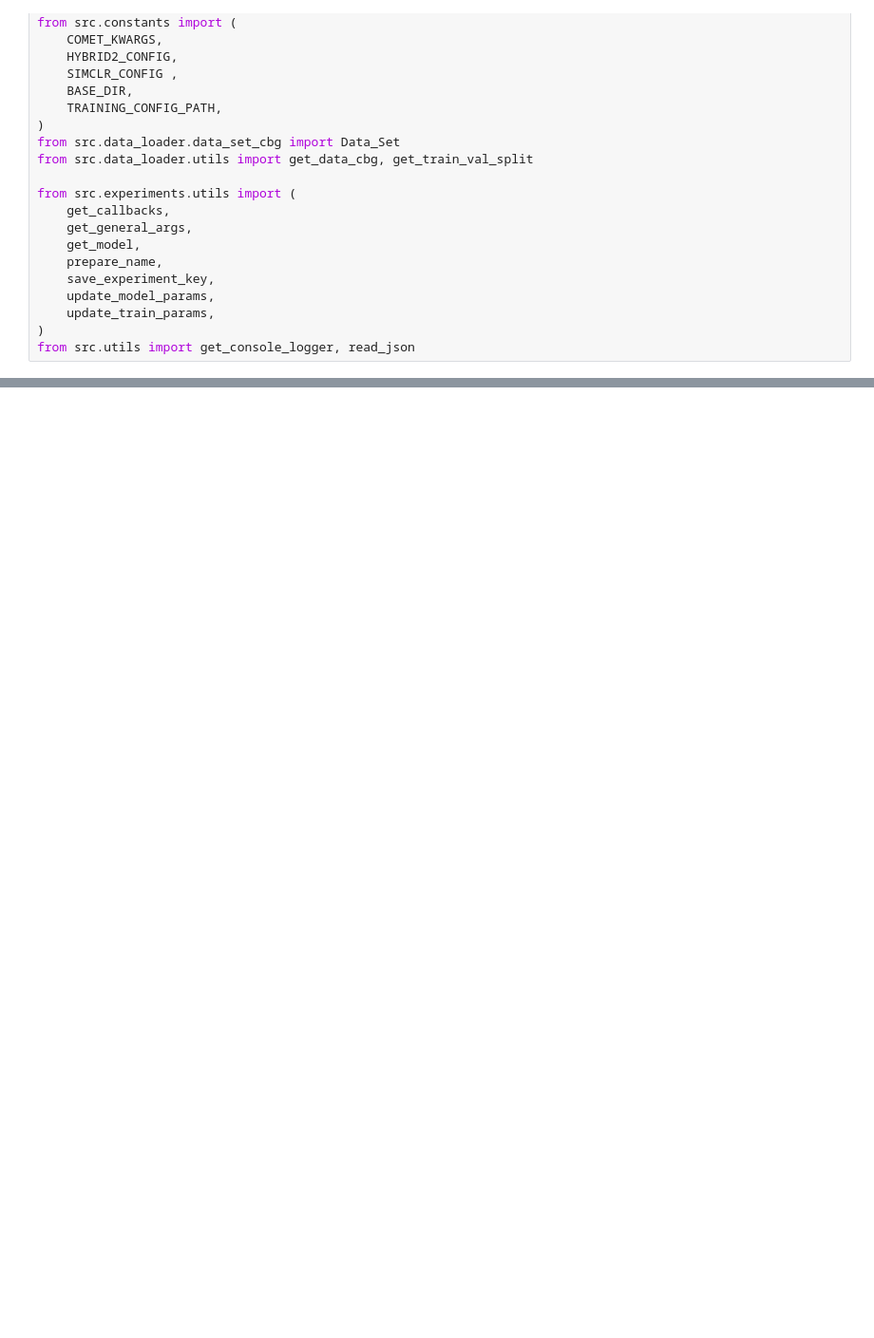
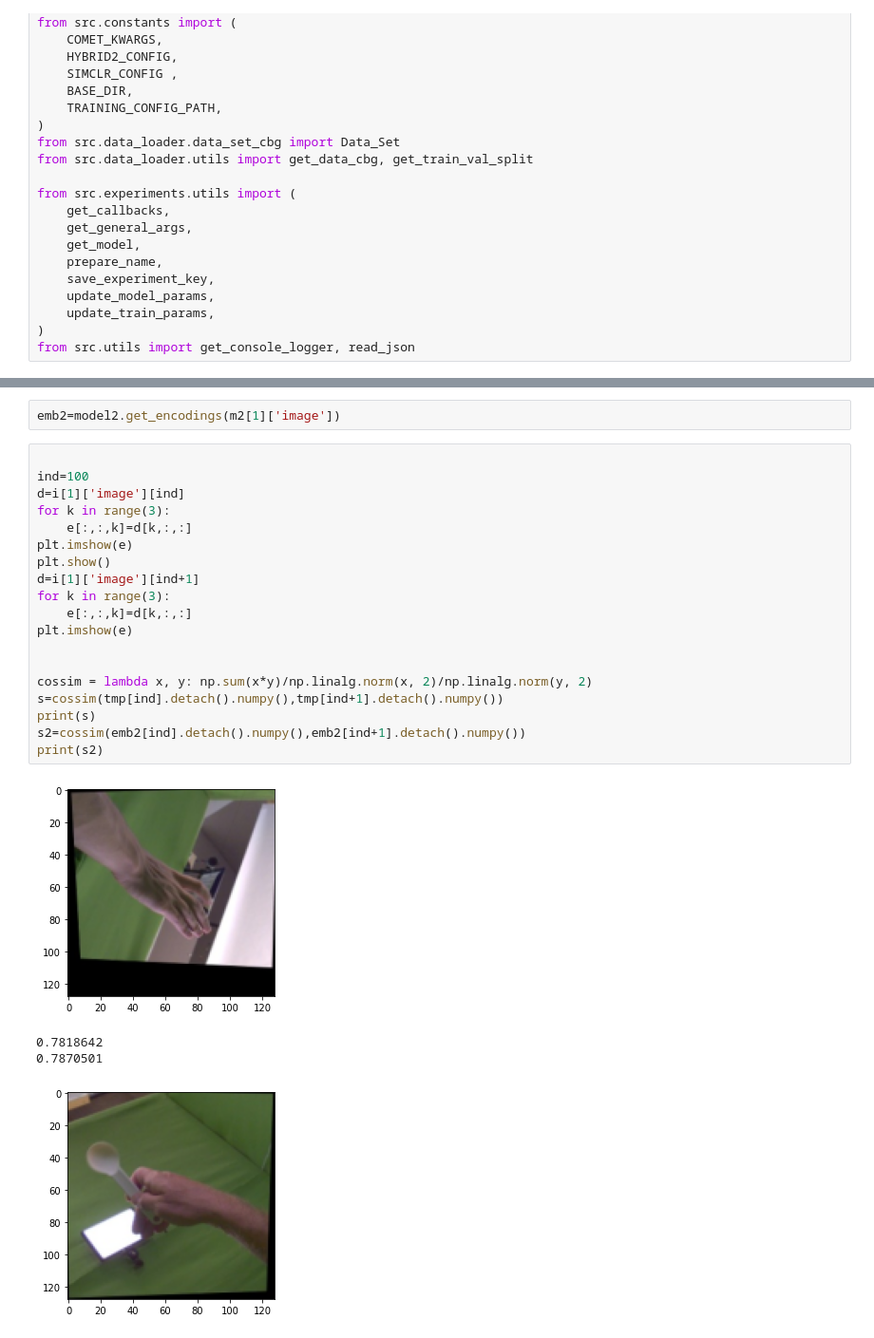
Before and after one commit to Lily-Le/peclr, a Jupyter notebook: my_finetune.ipynb, the cells around one changed output, grey strips where cells are left out. Shown at 95% size. Cells and saved outputs as stored; diff of their text form; blank space fills up the shorter version.

```diff
--- a/my_finetune.ipynb
+++ b/my_finetune.ipynb
@@ -123,0 +293,26 @@ checkpoint['callbacks']
+# %%
+emb2=model2.get_encodings(m2[1]['image'])
+# %%
+
+ind=100
+d=i[1]['image'][ind]
+for k in range(3):
+    e[:,:,k]=d[k,:,:]
+plt.imshow(e)
+plt.show()
+d=i[1]['image'][ind+1]
+for k in range(3):
+    e[:,:,k]=d[k,:,:]
+plt.imshow(e)
+
+
+cossim = lambda x, y: np.sum(x*y)/np.linalg.norm(x, 2)/np.linalg.norm(y, 2)
+s=cossim(tmp[ind].detach().numpy(),tmp[ind+1].detach().numpy())
+print(s)
+s2=cossim(emb2[ind].detach().numpy(),emb2[ind+1].detach().numpy())
+print(s2)
+# %% [output]
+[figure, added]
+0.7818642
+0.7870501
+[figure, added]
```
Also changed, not shown: parts of 15 cells of this notebook, 13 other files.
